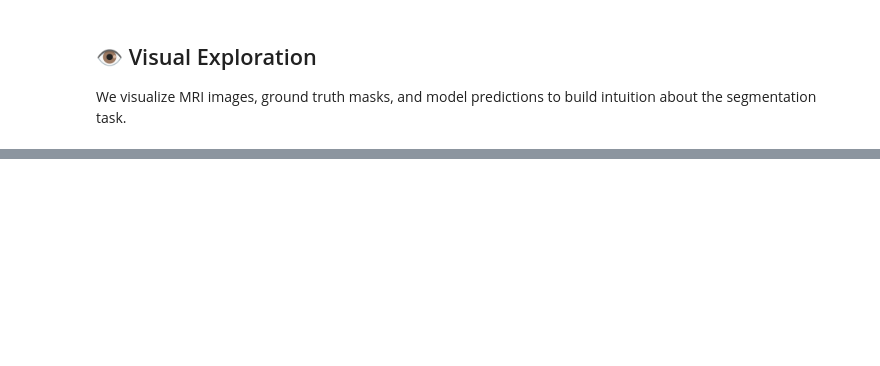
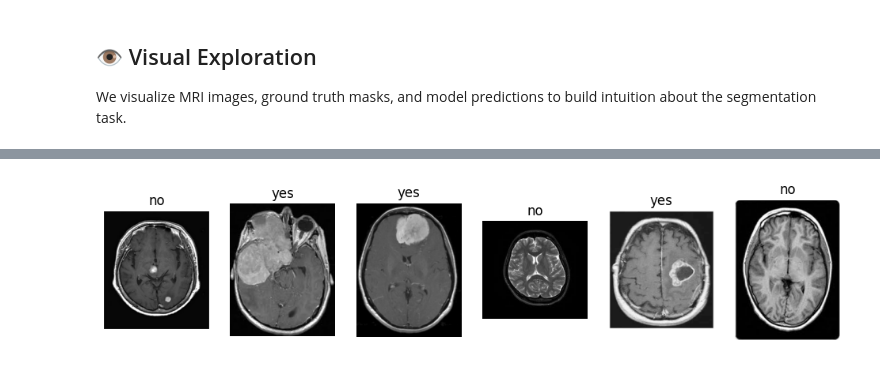
Before and after one commit to aliowx/data-analysis, a Jupyter notebook: brain-tumor-detection.ipynb, the cells around one changed output, grey strips where cells are left out. Saved outputs shown, nothing was run; the diff lists cells and outputs as text; code cells hidden in the pictures; blank space fills up the shorter version.

```diff
--- a/brain-tumor-detection.ipynb
+++ b/brain-tumor-detection.ipynb
@@ -53,16 +62,0 @@ plt.show()
-# %%
-def show_samples(class_name, n=5):
-    path = os.path.join(DATA_DIR, class_name)
-    imgs = random.sample(os.listdir(path), n)
-
-    plt.figure(figsize=(15,3))
-    for i, img in enumerate(imgs):
-        plt.subplot(1,n,i+1)
-        im = Image.open(os.path.join(path, img))
-        plt.imshow(im)
-        plt.axis("off")
-    plt.suptitle(f"Samples from class: {class_name}")
-    plt.show()
-
-show_samples("yes")
-show_samples("no")
@@ -302,0 +75,17 @@ show_misclassified(model, val_ds)
+# %%
+def show_samples(df, n=6):
+    sample = df.sample(n)
+    plt.figure(figsize=(12,4))
+    for i, row in enumerate(sample.itertuples()):
+        img = cv2.imread(row.path)
+        img = cv2.cvtColor(img, cv2.COLOR_BGR2RGB)
+
+        plt.subplot(1,n,i+1)
+        plt.imshow(img)
+        plt.title(classes[row.label])
+        plt.axis("off")
+    plt.show()
+
+show_samples(df)
+# %% [output]
+[figure, added]
```
Also changed, not shown: parts of 40 cells of this notebook.
